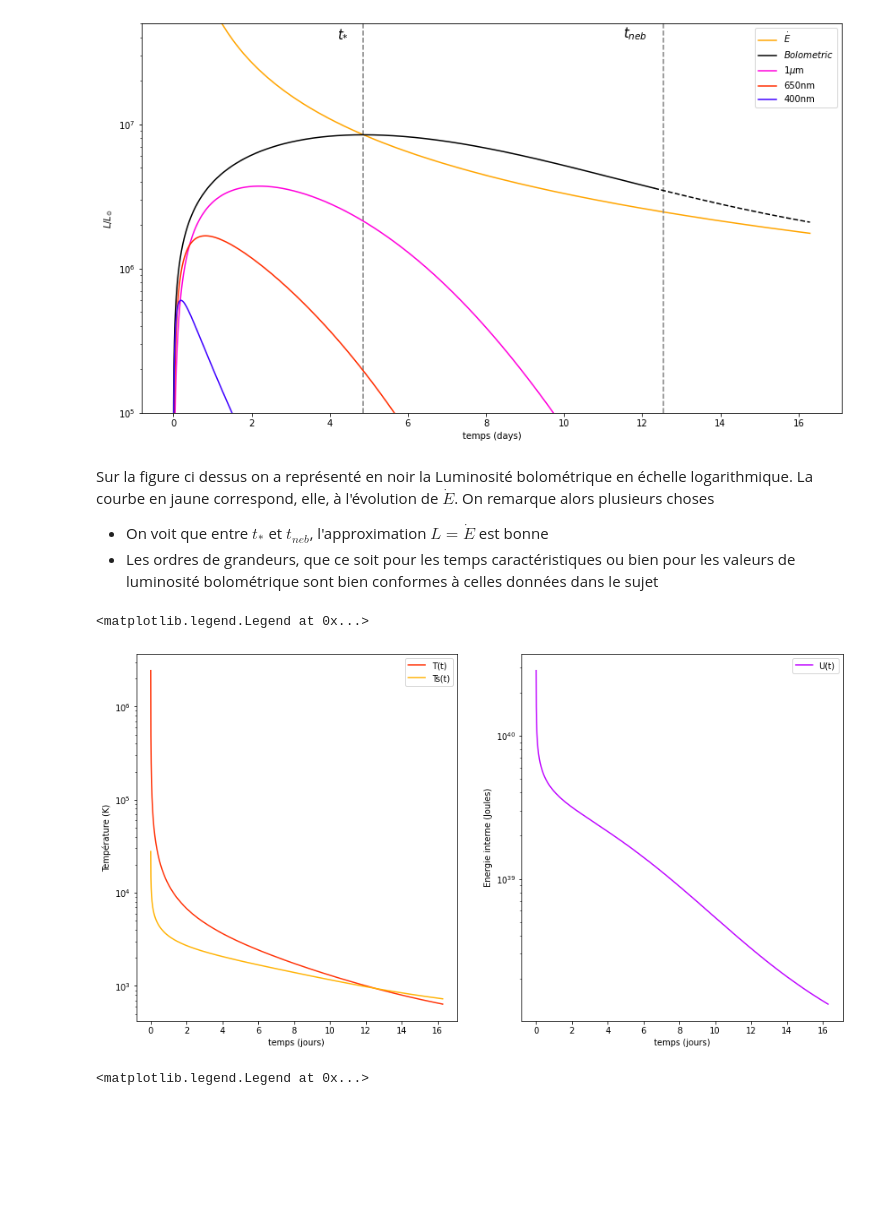
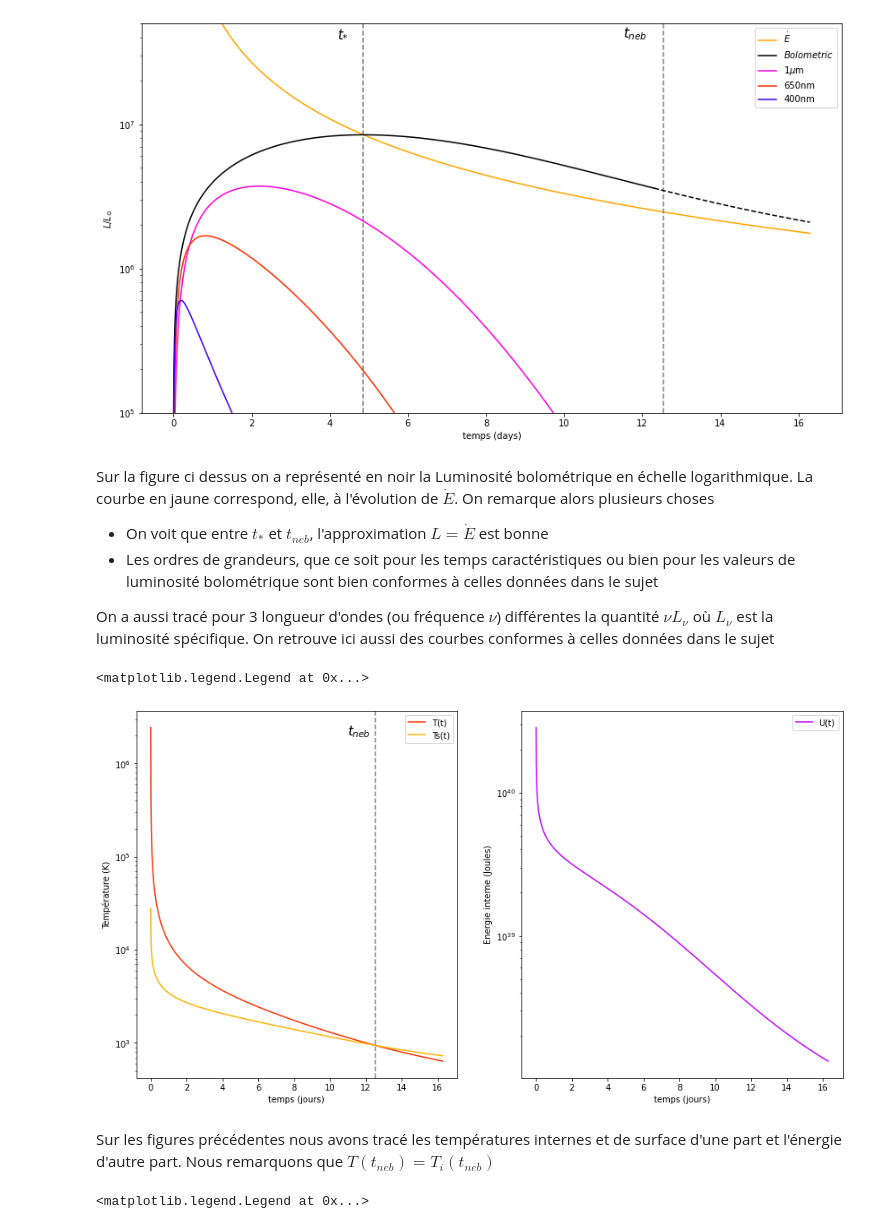
Before and after one commit to romainpch/PHY583, a Jupyter notebook: Astro.ipynb, the cells around one changed output. Drawn from its saved outputs; the diff is of its cells as text; code cells hidden in the pictures; blank space fills up the shorter version.

```diff
--- a/Astro.ipynb
+++ b/Astro.ipynb
@@ -331,28 +336,34 @@ Sur la figure ci dessus on a représenté en noir la Luminosité bolométrique e
 
 - On voit que entre $t_{*}$ et $t_{neb}$, l'approximation $L = \dot{E}$ est bonne
 - Les ordres de grandeurs, que ce soit pour les temps caractéristiques ou bien pour les valeurs de luminosité bolométrique sont bien conformes à celles données dans le sujet
+
+On a aussi tracé pour 3 longueur d'ondes (ou fréquence $\nu$) différentes la quantité $\nu L_{\nu}$ où $L_{\nu}$ est la luminosité spécifique. On retrouve ici aussi des courbes conformes à celles données dans le sujet
 # %%
 plt.figure(figsize=[15,8])
 
 #Plot de la température
 plt.subplot(121)
 plt.xlabel("temps (jours)")
 plt.ylabel("Température (K)")
 plt.yscale('log')
 plt.plot(s2day(t_list[1:]),T[1:],label='T(t)', color ='#FF3105')
 plt.plot(s2day(t_list[1:]),Ts[1:],label='Ts(t)', color='#FFB305')
 plt.legend()
+plt.axvline(x=s2day(t_neb),color='gray',linestyle='--')
+plt.text(int(s2day(t_neb)) -1,2.e6,'$t_{neb}$',fontsize=15)
 
 #Plot de l'énergie interne
 plt.subplot(122)
 plt.xlabel("temps (jours)")
 plt.ylabel("Energie interne (Joules)")
 plt.yscale('log')
 plt.plot(s2day(t_list[1:]),U[1:],label='U(t)',color='#BF05FF')
 plt.legend()
 # %% [output]
 <matplotlib.legend.Legend at 0x...>
-[figure, old version]
+[figure, new version]
+# %% [markdown]
+Sur les figures précédentes nous avons tracé les températures internes et de surface d'une part et l'énergie d'autre part. Nous remarquons que $T(t_{neb}) = T_i(t_{neb})$
 # %%
 plt.figure(figsize=[15,8])
 
```
Also changed, not shown: parts of 16 cells of this notebook.
